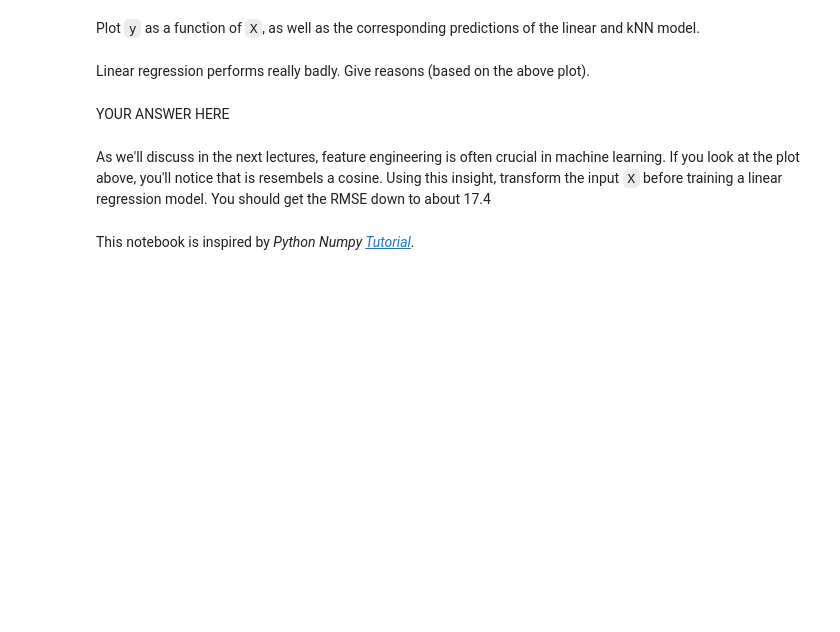
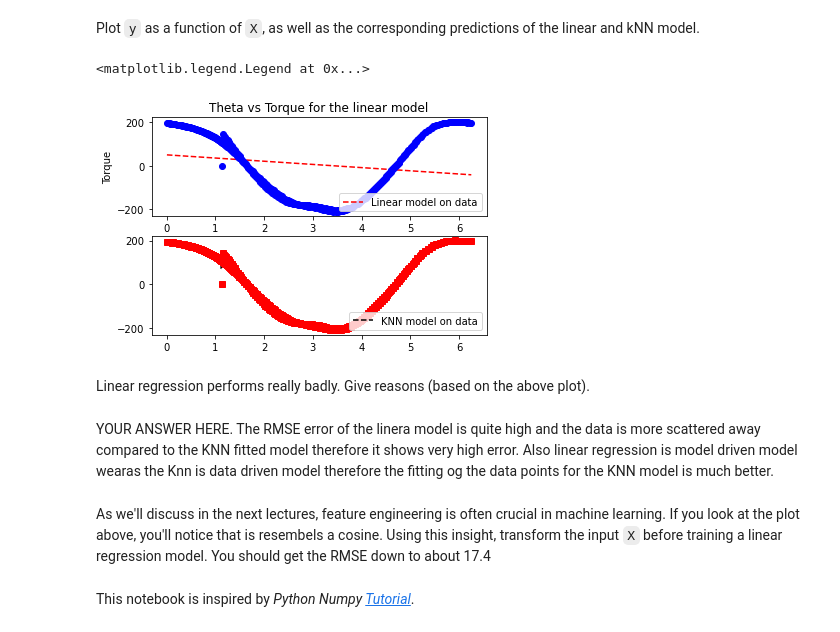
Before and after one commit to ShantanuShivankar/Machine_learning, a Jupyter notebook: Practicum1_students/main.ipynb, the cells around one changed output. Drawn from its saved outputs; the diff is of its cells as text; code cells hidden in the pictures; blank space fills up the shorter version.

```diff
--- a/Practicum1_students/main.ipynb
+++ b/Practicum1_students/main.ipynb
@@ -1572,8 +1594,8 @@ First we need to get the training data in the right format:
 Use the joint angles of the first degree of freedom for the inputs `X` and the torques of the first joint as outputs `y`.
 # %%
 # YOUR CODE HERE
-X = np.reshape(th[1,:],(len(th[1,:]),1))
-y = np.reshape(tau[1,:],(len(tau[1,:]),1))
+X = np.reshape(th[0,:],(len(th[0,:]),1))
+y = np.reshape(tau[0,:],(len(tau[0,:]),1))
 print(X.shape)
 print(y.shape)
 #raise NotImplementedError()
@@ -1636,7 +1659,35 @@ raise NotImplementedError()
+# %%
+import matplotlib.pyplot as plt
+# YOUR CODE HERE
+ax1 = plt.subplot(2, 1, 1)
+ax2 = plt.subplot(2, 1, 2)
+#ax1.figure(figsize=(8,3))
+
+ax1.set_xlabel("Theta")
+ax1.set_ylabel('Torque')
+ax1.set_title("Theta vs Torque for the linear model")
+
+x_plot = np.linspace(np.amin(X), np.amax(X), 1000)
+
+#plotting the linear regression
+ax1.plot(x_plot, t0 + t1 * x_plot, "r--", label="Linear model on data")
+ax1.plot(X,y, "bo")
+ax1.legend(loc="lower right")
+
+#plotting the knn fit
+#yknn_predict = knn_model.predict(np.reshape(x_plot,(1000,1)))
+#print(yknn_predict)
+ax2.plot(x_plot,knn_model.predict(np.reshape(x_plot,(1000,1))),'k--', label="KNN model on data")
+ax2.plot(X,y, "rs")
+ax2.legend(loc="lower right")
+#raise NotImplementedError()
+# %% [output]
+<matplotlib.legend.Legend at 0x...>
+[figure, added]
 # %% [markdown]
 Linear regression performs really badly. Give reasons (based on the above plot).
-# %% [markdown]
-YOUR ANSWER HERE
+# %% [markdown]
+YOUR ANSWER HERE. The RMSE error of the linera model is quite high and the data is more scattered away compared to the KNN fitted model therefore it shows very high error. Also linear regression is model driven model wearas the Knn is data driven model therefore the fitting og the data points for the KNN model is much better.
 # %% [markdown]
 As we'll discuss in the next lectures, feature engineering is often crucial in machine learning. If you look at the plot above, you'll notice that is resembels a cosine. Using this insight, transform the input `X` before training a linear regression model. You should get the RMSE down to about 17.4
 # %%
```
Also changed, not shown: parts of 11 cells of this notebook.
